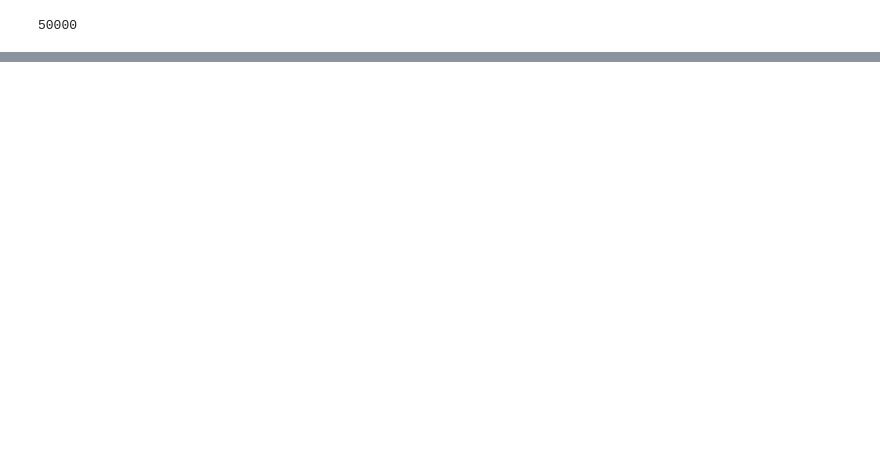
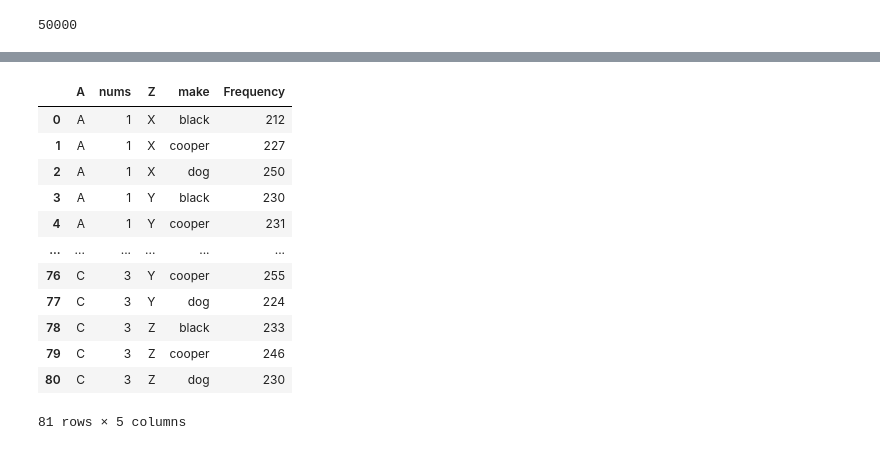
Before and after one commit to mplockhart/coding_task, a Jupyter notebook: privacy_mplc.ipynb, the cells around one changed output, grey strips where cells are left out. Cells and saved outputs as stored; diff of their text form; code cells hidden in the pictures; blank space fills up the shorter version.

```diff
--- a/privacy_mplc.ipynb
+++ b/privacy_mplc.ipynb
@@ -303,0 +325,16 @@ frequency_df.describe()
+# %%
+frequency_df
+# %% [output]
+|  | A | nums | Z | make | Frequency |
+| 0 | A | 1 | X | black | 212 |
+| 1 | A | 1 | X | cooper | 227 |
+| 2 | A | 1 | X | dog | 250 |
+| 3 | A | 1 | Y | black | 230 |
+| 4 | A | 1 | Y | cooper | 231 |
+| ... | ... | ... | ... | ... | ... |
+| 76 | C | 3 | Y | cooper | 255 |
+| 77 | C | 3 | Y | dog | 224 |
+| 78 | C | 3 | Z | black | 233 |
+| 79 | C | 3 | Z | cooper | 246 |
+| 80 | C | 3 | Z | dog | 230 |
+81 rows × 5 columns
```
Also changed, not shown: parts of 11 cells of this notebook.
